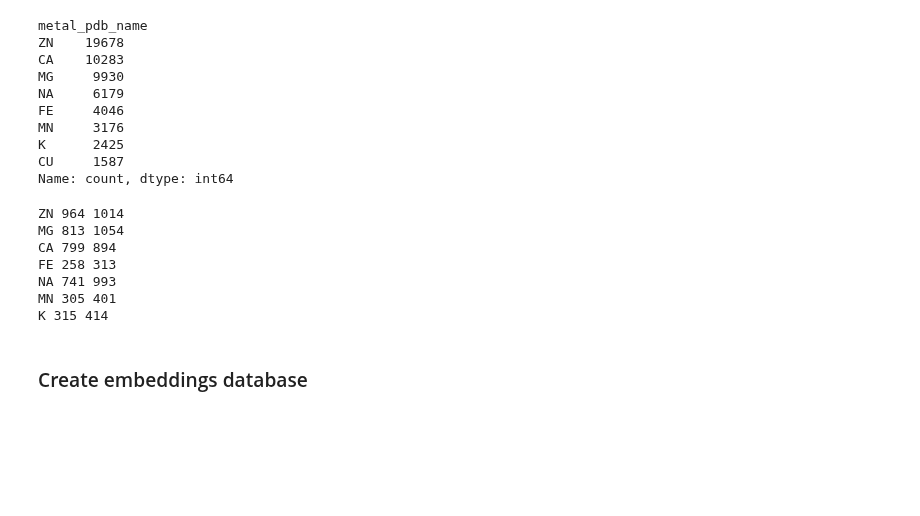
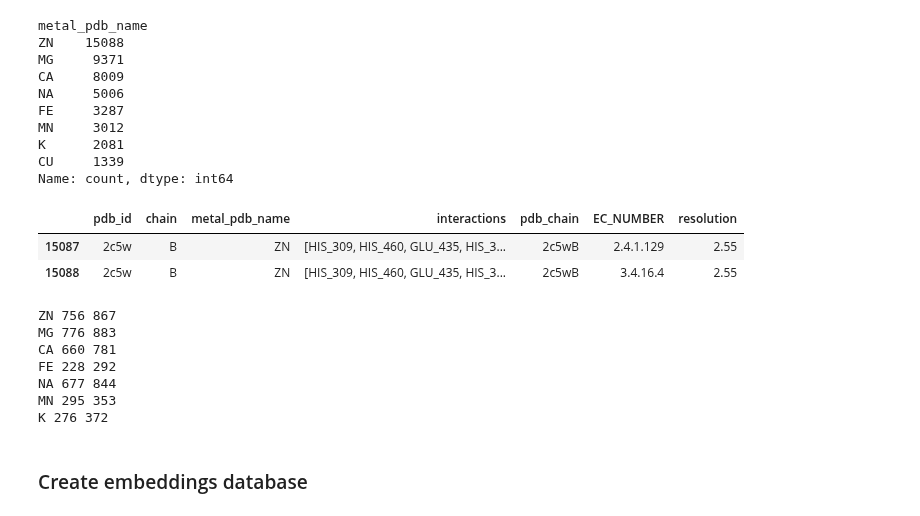
Before and after one commit to gmachiraju/K2, a Jupyter notebook: src/metal_sites.ipynb, the cells around one changed output. Saved outputs shown, nothing was run; the diff lists cells and outputs as text; code cells hidden in the pictures; blank space fills up the shorter version.

```diff
--- a/src/metal_sites.ipynb
+++ b/src/metal_sites.ipynb
@@ -59,2 +63,4 @@ metal_df[(metal_df['pdb_id'] == '1jb0') & (metal_df['metal_pdb_name'] == 'CA')]
 # %%
 metal_df = metal_df[metal_df.site_loc == 'Within a Chain']
+# %%
+metal_df = metal_df.groupby(['pdb_id', 'chain', 'metal_pdb_name'])['interactions'].apply(lambda x: [subl for l in x for subl in l]).reset_index()
@@ -88,15 +107,21 @@ metal_enzymes = metal_enzymes[metal_enzymes['metal_pdb_name'] != '']
 metal_enzymes.metal_pdb_name.value_counts()[:8]
 # %% [output]
 metal_pdb_name
-ZN    19678
-CA    10283
-MG     9930
-NA     6179
-FE     4046
-MN     3176
-K      2425
-CU     1587
+ZN    15088
+MG     9371
+CA     8009
+NA     5006
+FE     3287
+MN     3012
+K      2081
+CU     1339
 Name: count, dtype: int64
+# %%
+metal_enzymes[(metal_enzymes['pdb_id'] == '2c5w') & (metal_enzymes['metal_pdb_name'] == 'ZN')]
+# %% [output]
+|  | pdb_id | chain | metal_pdb_name | interactions | pdb_chain | EC_NUMBER | resolution |
+| 15087 | 2c5w | B | ZN | [HIS_309, HIS_460, GLU_435, HIS_3... | 2c5wB | 2.4.1.129 | 2.55 |
+| 15088 | 2c5w | B | ZN | [HIS_309, HIS_460, GLU_435, HIS_3... | 2c5wB | 3.4.16.4 | 2.55 |
 # %%
 pdb_resol = {}
 with open('../data/resolu.idx') as f:
@@ -127,11 +152,11 @@ for el in ions:
 
     print(el, len(pos_df), len(neg_df))
 # %% [output]
-ZN 964 1014
-MG 813 1054
-CA 799 894
-FE 258 313
-NA 741 993
-MN 305 401
-K 315 414
+ZN 756 867
+MG 776 883
+CA 660 781
+FE 228 292
+NA 677 844
+MN 295 353
+K 276 372
 # %%
```
Also changed, not shown: parts of 7 cells of this notebook, 6 other files.
